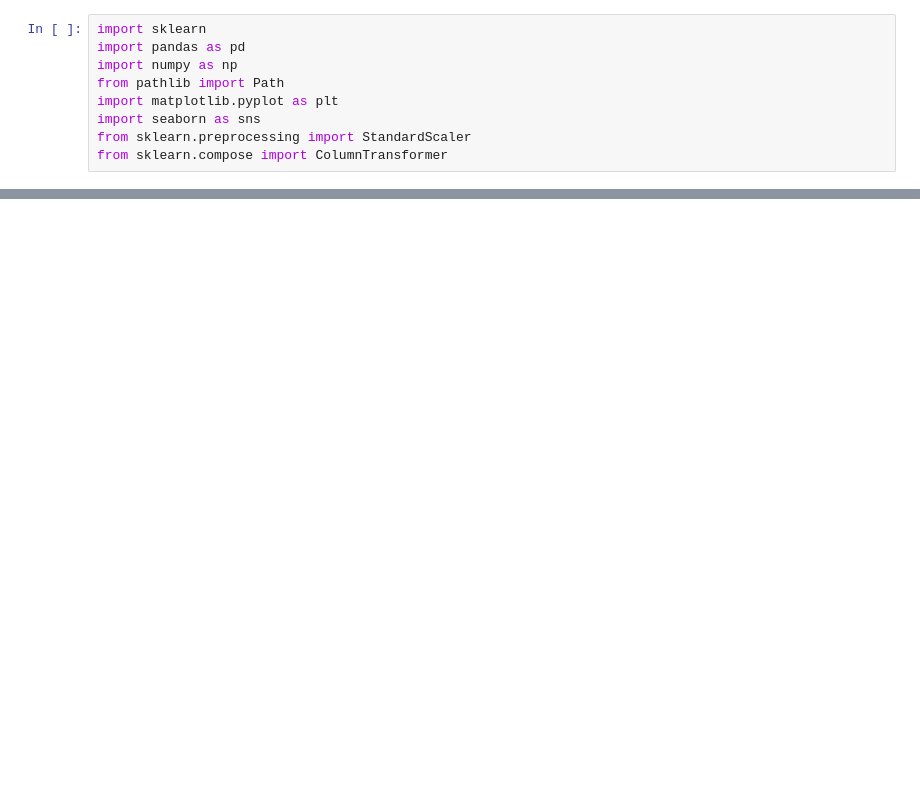
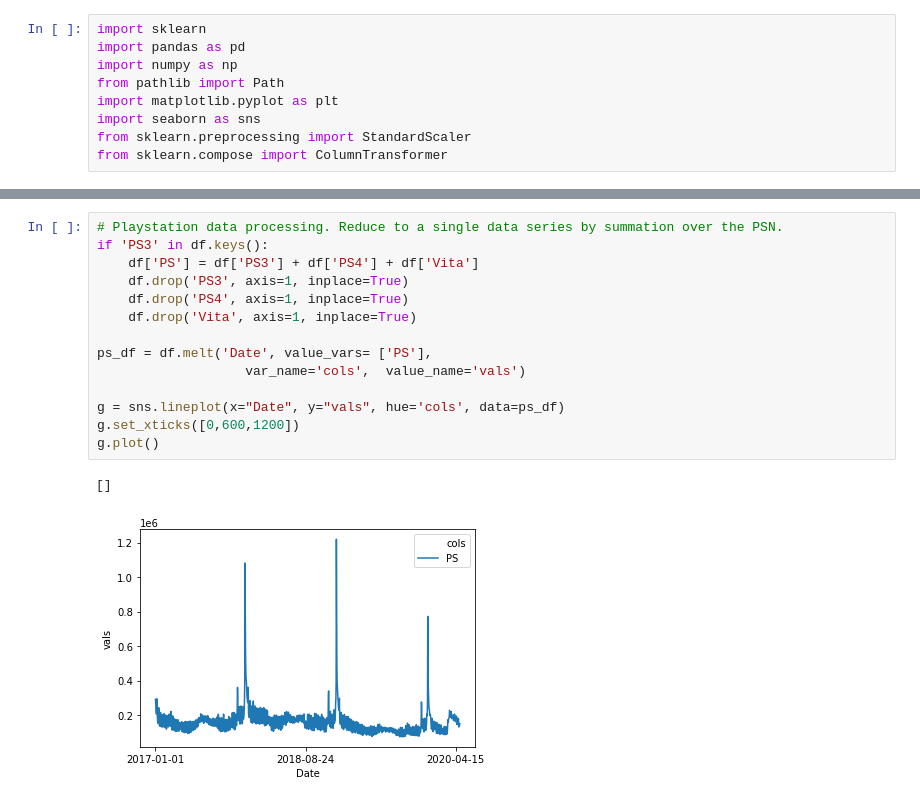
Before and after one commit to ga83bar/Corona-applied-machine-learning, a Jupyter notebook: src/data_pipeline/pipeline.ipynb, the cells around one changed output, grey strips where cells are left out. Saved outputs shown, nothing was run; the diff lists cells and outputs as text; blank space fills up the shorter version.

```diff
--- a/src/data_pipeline/pipeline.ipynb
+++ b/src/data_pipeline/pipeline.ipynb
@@ -50,3 +87,20 @@ g.plot()
+# %%
+# Playstation data processing. Reduce to a single data series by summation over the PSN.
+if 'PS3' in df.keys():
+    df['PS'] = df['PS3'] + df['PS4'] + df['Vita']
+    df.drop('PS3', axis=1, inplace=True)
+    df.drop('PS4', axis=1, inplace=True)
+    df.drop('Vita', axis=1, inplace=True)
+
+ps_df = df.melt('Date', value_vars= ['PS'],
+                   var_name='cols',  value_name='vals')
+
+g = sns.lineplot(x="Date", y="vals", hue='cols', data=ps_df)
+g.set_xticks([0,600,1200])
+g.plot()
+# %% [output]
+[]
+[figure, added]
 # %%
 df.info()
 # %% [output]
```
Also changed, not shown: parts of 15 cells of this notebook.
